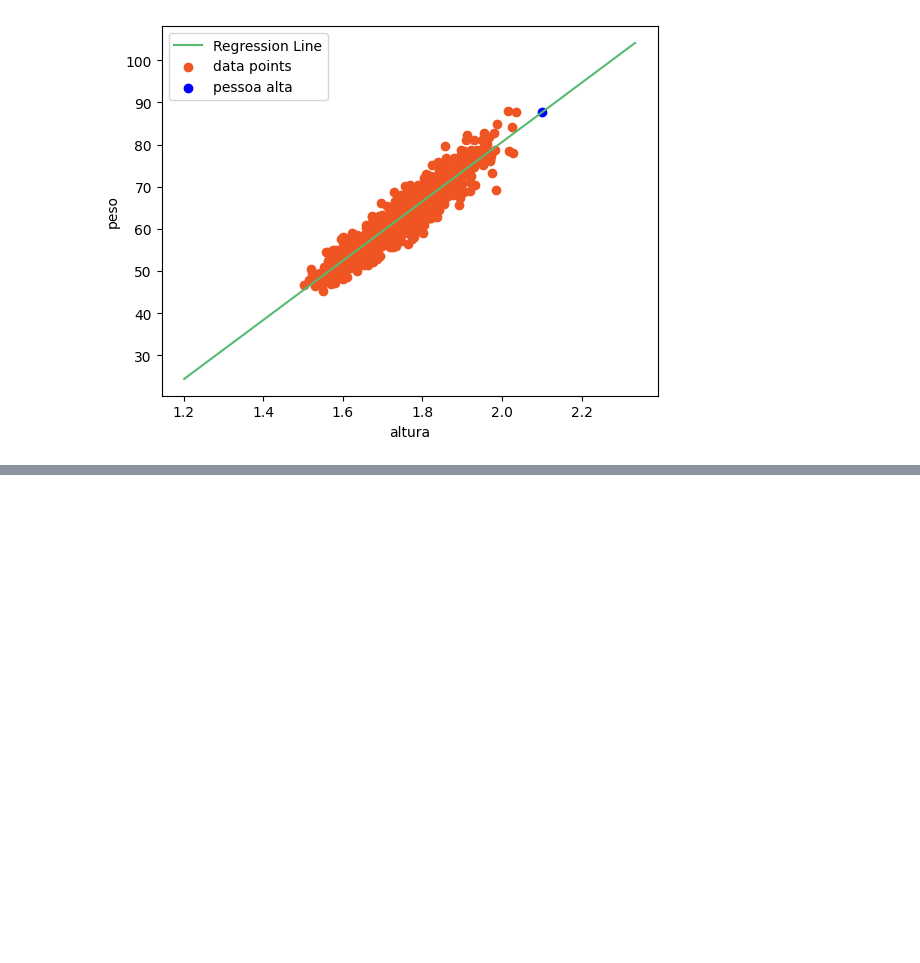
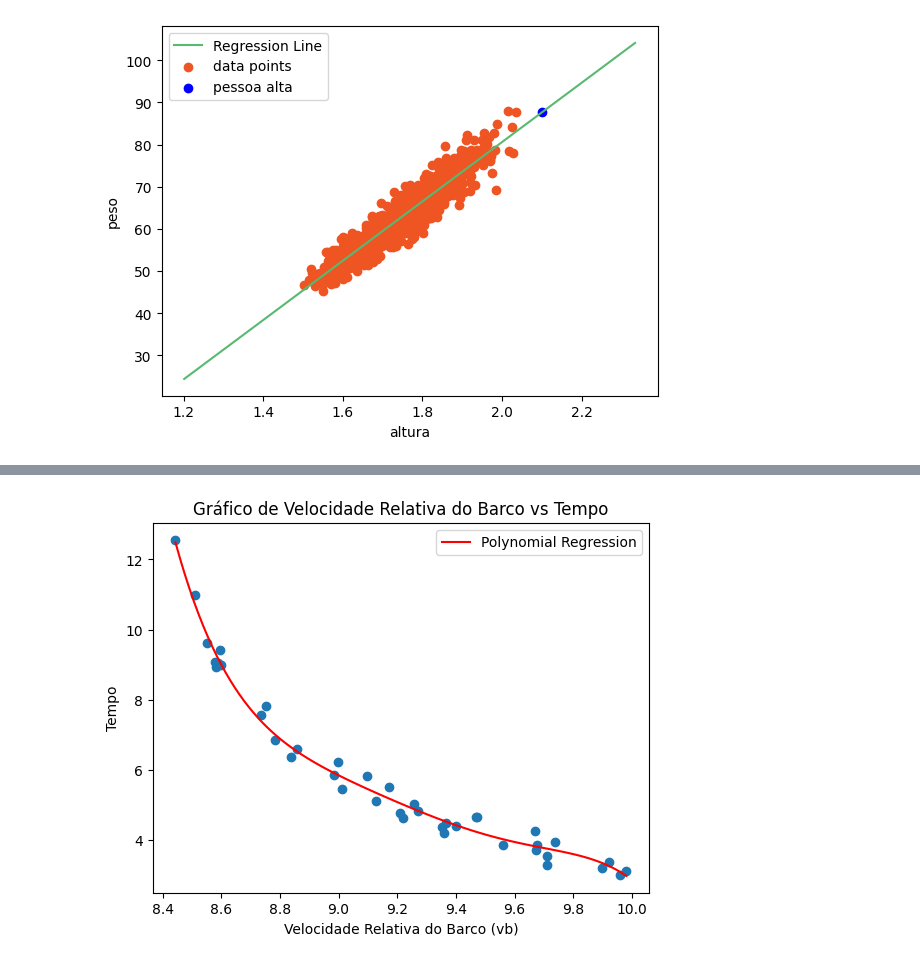
Before and after one commit to TarsilaSamille/numericalMethodsCourse, a Jupyter notebook: regressao/rl.ipynb, the cells around one changed output, grey strips where cells are left out. Cells and saved outputs as stored; diff of their text form; code cells hidden in the pictures; blank space fills up the shorter version.

```diff
--- a/regressao/rl.ipynb
+++ b/regressao/rl.ipynb
@@ -182,0 +256,20 @@ plot_regression(dolars, precos, b0, b1, b2)
+# %%
+
+# Apply polynomial regression
+degree = 5  # Degree of the polynomial
+coefficients = np.polyfit(velocities, times, degree)
+
+# Generate points on the polynomial curve
+x_range = np.linspace(np.min(velocities), np.max(velocities), 100)
+y_range = np.polyval(coefficients, x_range)
+
+# Plot the points and the polynomial curve
+plt.scatter(velocities, times)
+plt.plot(x_range, y_range, color='red', label='Polynomial Regression')
+plt.xlabel('Velocidade Relativa do Barco (vb)')
+plt.ylabel('Tempo')
+plt.title('Gráfico de Velocidade Relativa do Barco vs Tempo')
+plt.legend()
+plt.show()
+# %% [output]
+[figure, added]
```
Also changed, not shown: parts of 9 cells of this notebook, 1 other file.
